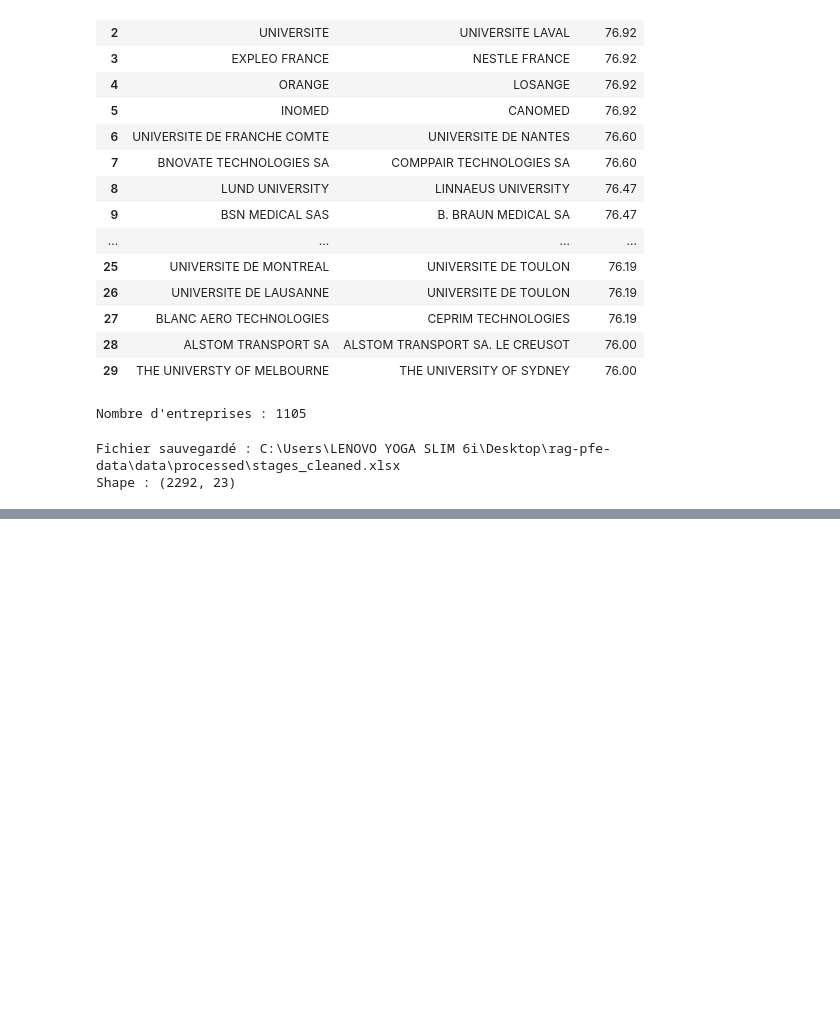
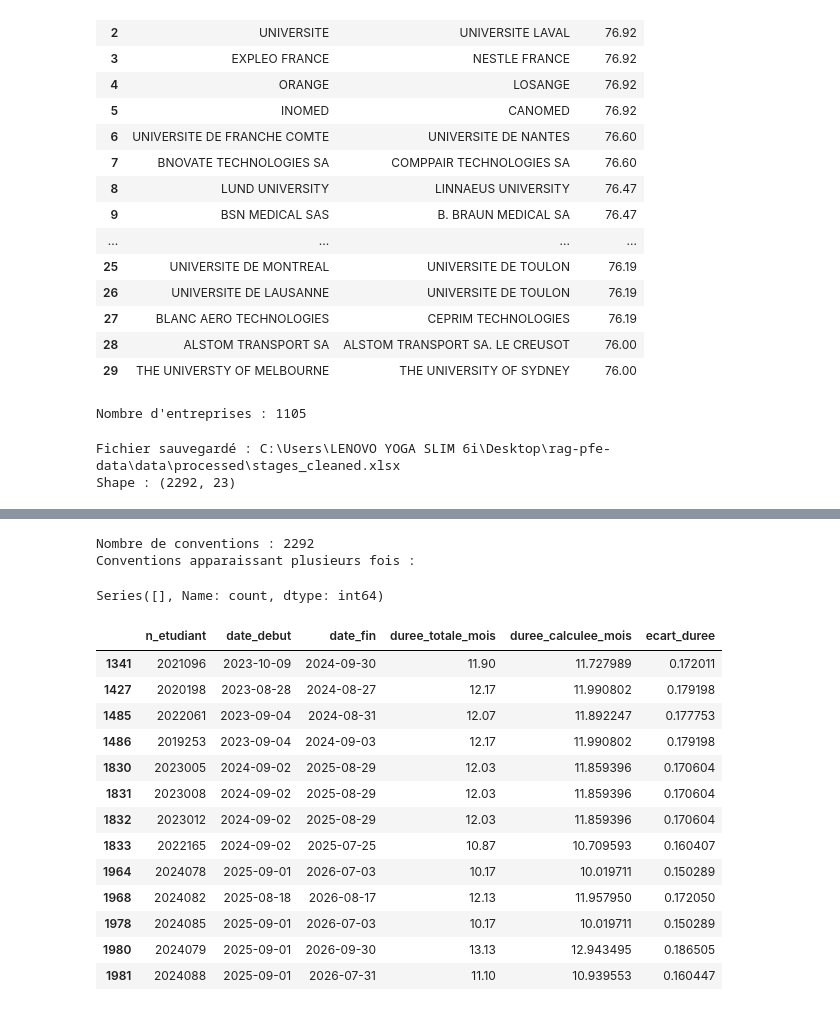
Before and after one commit to kraymis/rag-pfe-data, a Jupyter notebook: notebooks/02_data_cleaning.ipynb, the cells around one changed output, grey strips where cells are left out. Cells and saved outputs as stored; diff of their text form; code cells hidden in the pictures; blank space fills up the shorter version.

```diff
--- a/notebooks/02_data_cleaning.ipynb
+++ b/notebooks/02_data_cleaning.ipynb
@@ -1909,0 +2034,56 @@ display(df.head())
+# %%
+convention_counts = (
+    df["n_convention_de_stage"]
+    .value_counts(dropna=False)
+)
+
+print("Nombre de conventions :", df["n_convention_de_stage"].nunique())
+print("Conventions apparaissant plusieurs fois :")
+display(convention_counts[convention_counts > 1])
+# %% [output]
+Nombre de conventions : 2292
+Conventions apparaissant plusieurs fois :
+Series([], Name: count, dtype: int64)
+# %%
+df["duree_calculee_mois"] = (
+    (df["date_fin"] - df["date_debut"]).dt.days / 30.44
+)
+
+duration_check = df[
+    df["date_debut"].notna() &
+    df["date_fin"].notna() &
+    df["duree_totale_mois"].notna()
+].copy()
+
+duration_check["ecart_duree"] = (
+    duration_check["duree_totale_mois"]
+    - duration_check["duree_calculee_mois"]
+).abs()
+
+display(
+    duration_check[
+        duration_check["ecart_duree"] > 0.15
+    ][[
+        "n_etudiant",
+        "date_debut",
+        "date_fin",
+        "duree_totale_mois",
+        "duree_calculee_mois",
+        "ecart_duree"
+    ]]
+)
+# %% [output]
+|  | n_etudiant | date_debut | date_fin | duree_totale_mois | duree_calculee_mois | ecart_duree |
+| 1341 | 2021096 | 2023-10-09 | 2024-09-30 | 11.90 | 11.727989 | 0.172011 |
+| 1427 | 2020198 | 2023-08-28 | 2024-08-27 | 12.17 | 11.990802 | 0.179198 |
+| 1485 | 2022061 | 2023-09-04 | 2024-08-31 | 12.07 | 11.892247 | 0.177753 |
+| 1486 | 2019253 | 2023-09-04 | 2024-09-03 | 12.17 | 11.990802 | 0.179198 |
+| 1830 | 2023005 | 2024-09-02 | 2025-08-29 | 12.03 | 11.859396 | 0.170604 |
+| 1831 | 2023008 | 2024-09-02 | 2025-08-29 | 12.03 | 11.859396 | 0.170604 |
+| 1832 | 2023012 | 2024-09-02 | 2025-08-29 | 12.03 | 11.859396 | 0.170604 |
+| 1833 | 2022165 | 2024-09-02 | 2025-07-25 | 10.87 | 10.709593 | 0.160407 |
+| 1964 | 2024078 | 2025-09-01 | 2026-07-03 | 10.17 | 10.019711 | 0.150289 |
+| 1968 | 2024082 | 2025-08-18 | 2026-08-17 | 12.13 | 11.957950 | 0.172050 |
+| 1978 | 2024085 | 2025-09-01 | 2026-07-03 | 10.17 | 10.019711 | 0.150289 |
+| 1980 | 2024079 | 2025-09-01 | 2026-09-30 | 13.13 | 12.943495 | 0.186505 |
+| 1981 | 2024088 | 2025-09-01 | 2026-07-31 | 11.10 | 10.939553 | 0.160447 |
```
Also changed, not shown: parts of 21 cells of this notebook, 3 other files.
